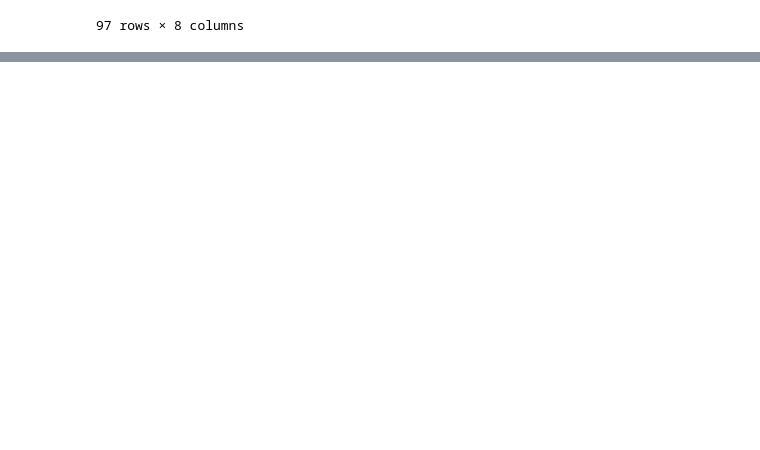
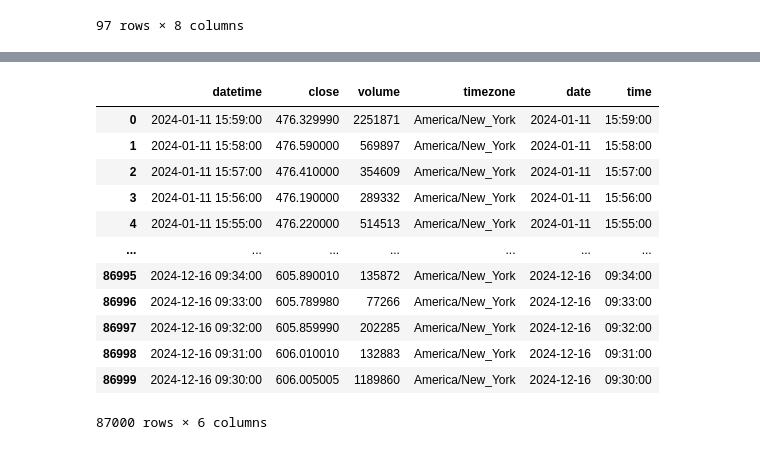
Before and after one commit to blackswan-quants/cb-impact-nlps, a Jupyter notebook: datetimescraping.ipynb, the cells around one changed output, grey strips where cells are left out. Drawn from its saved outputs; the diff is of its cells as text; code cells hidden in the pictures; blank space fills up the shorter version.

Commit message:
Minute by minute data fetching
The file "SPY_2024_data.pkl" contains minute by minute information of SPY from 2020 to 2024

```diff
--- a/datetimescraping.ipynb
+++ b/datetimescraping.ipynb
@@ -148,0 +182,17 @@ data
+# %%
+data = mh.PickleHelper.pickle_load('SPY_2024_data_updated').obj
+data
+# %% [output]
+|  | datetime | close | volume | timezone | date | time |
+| 0 | 2024-01-11 15:59:00 | 476.329990 | 2251871 | America/New_York | 2024-01-11 | 15:59:00 |
+| 1 | 2024-01-11 15:58:00 | 476.590000 | 569897 | America/New_York | 2024-01-11 | 15:58:00 |
+| 2 | 2024-01-11 15:57:00 | 476.410000 | 354609 | America/New_York | 2024-01-11 | 15:57:00 |
+| 3 | 2024-01-11 15:56:00 | 476.190000 | 289332 | America/New_York | 2024-01-11 | 15:56:00 |
+| 4 | 2024-01-11 15:55:00 | 476.220000 | 514513 | America/New_York | 2024-01-11 | 15:55:00 |
+| ... | ... | ... | ... | ... | ... | ... |
+| 86995 | 2024-12-16 09:34:00 | 605.890010 | 135872 | America/New_York | 2024-12-16 | 09:34:00 |
+| 86996 | 2024-12-16 09:33:00 | 605.789980 | 77266 | America/New_York | 2024-12-16 | 09:33:00 |
+| 86997 | 2024-12-16 09:32:00 | 605.859990 | 202285 | America/New_York | 2024-12-16 | 09:32:00 |
+| 86998 | 2024-12-16 09:31:00 | 606.010010 | 132883 | America/New_York | 2024-12-16 | 09:31:00 |
+| 86999 | 2024-12-16 09:30:00 | 606.005005 | 1189860 | America/New_York | 2024-12-16 | 09:30:00 |
+87000 rows × 6 columns
```
Also changed, not shown: parts of 2 cells of this notebook, 4 other files.
